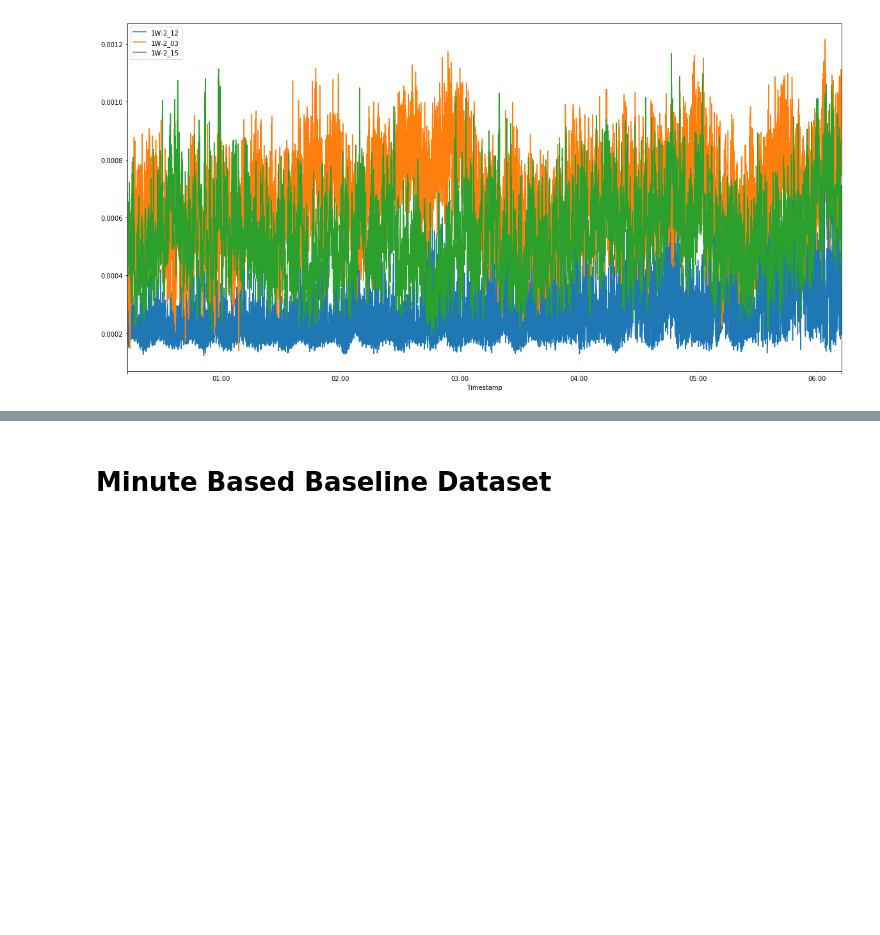
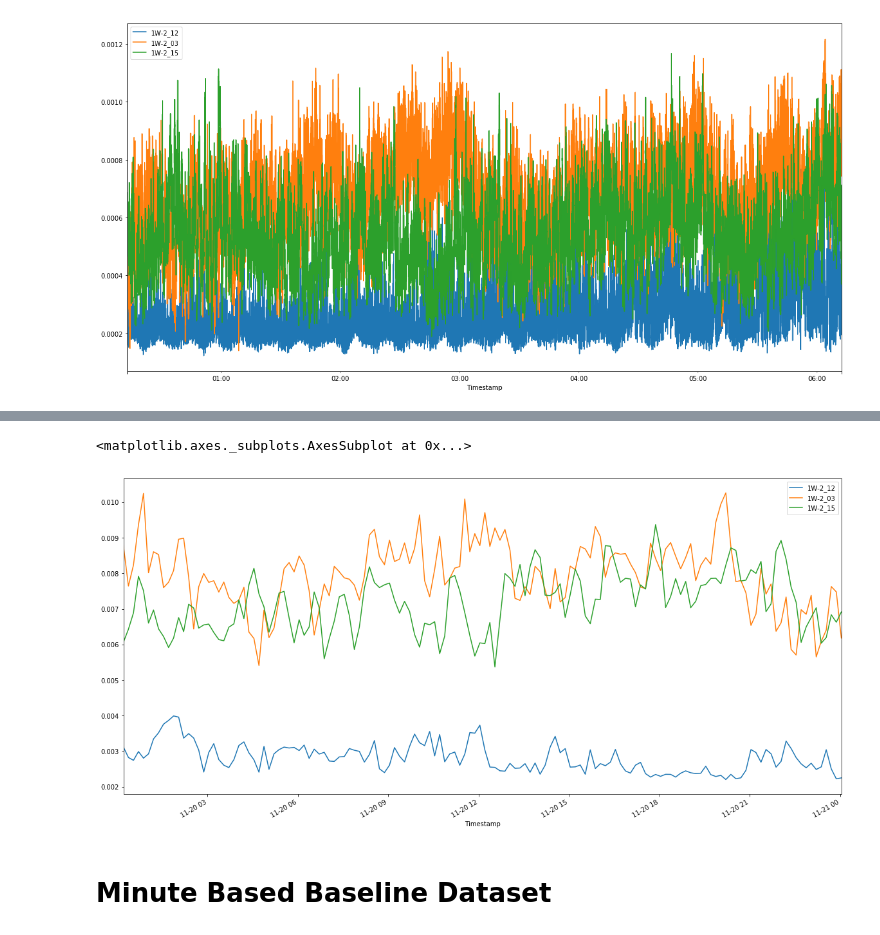
Before and after one commit to xw0078/ub_fall17_seb, a Jupyter notebook: Dataset Overview.ipynb, the cells around one changed output, grey strips where cells are left out. Cells and saved outputs as stored; diff of their text form; code cells hidden in the pictures; blank space fills up the shorter version.

```diff
--- a/Dataset Overview.ipynb
+++ b/Dataset Overview.ipynb
@@ -77,3 +121,8 @@ df_base_1s.plot(x='Timestamp', y= ['1W-2_12','1W-2_03','1W-2_15'], figsize=(20,1
+# %%
+df_nov20_10m.plot(x='Timestamp', y= ['1W-2_12','1W-2_03','1W-2_15'], figsize=(20,10))
+# %% [output]
+<matplotlib.axes._subplots.AxesSubplot at 0x...>
+[figure, added]
 # %% [markdown]
 # Minute Based Baseline Dataset
 # %%
```
Also changed, not shown: parts of 38 cells of this notebook.
